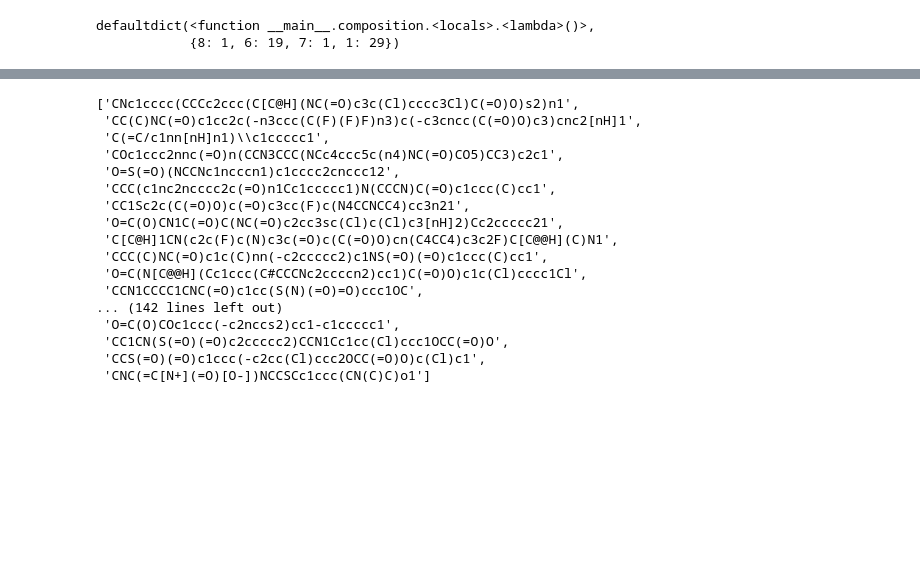
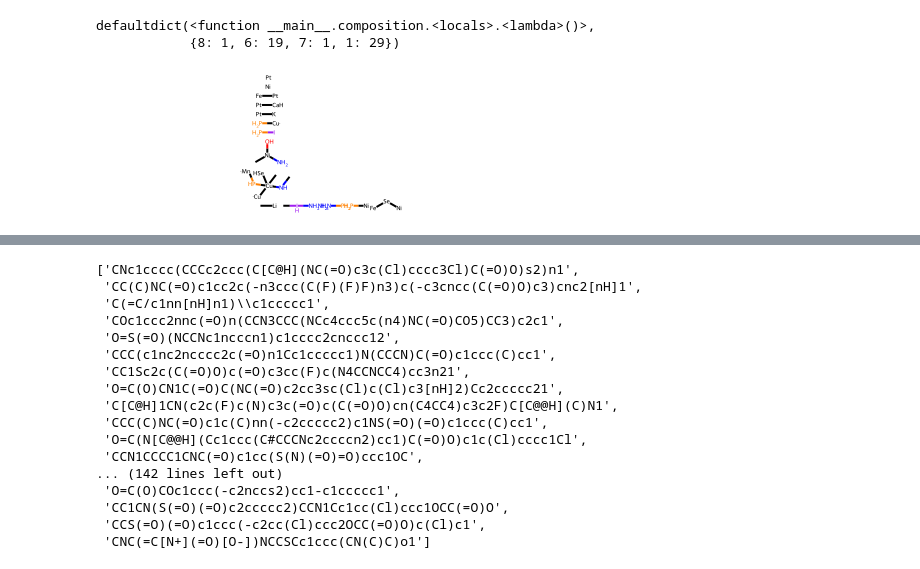
Before and after one commit to cosmina98/GGM-metrics, a Jupyter notebook: add_metrics.ipynb, the cells around one changed output, grey strips where cells are left out. Cells and saved outputs as stored; diff of their text form; code cells hidden in the pictures; blank space fills up the shorter version.

```diff
--- a/add_metrics.ipynb
+++ b/add_metrics.ipynb
@@ -60,3 +60,11 @@ defaultdict(<function __main__.composition.<locals>.<lambda>()>,
             {8: 1, 6: 19, 7: 1, 1: 29})
 # %%
 smiles='C[C@@H]1O[C@H](O[C@@H]2CC[C@@]3(C=O)[C@H]4CC[C@@]5(C)[C@@H](C6=CC(=O)OC6)CC[C@@]5(O)[C@@H]4CC[C@]3(O)C2)C[C@H](O)[C@@H]1O'
+smiles='C[SiH2][Cu]'
+smiles='F'
+smiles='CN[Cu](C)([Cu])([SeH])P[Mn].C[IH]N.C[Ni](N)O.N.NP.PI.P[Cu].P[Ni].[CaH][Pt].[Fe][Pt].[Fe][Se][Ni].[K][Pt].[Li]C.[Ni].[Pt]'
+m = Chem.MolFromSmiles(smiles)
+# %%
+m
+# %% [output]
+[figure, added]
```
Also changed, not shown: parts of 1 cell of this notebook, 8 other files.
